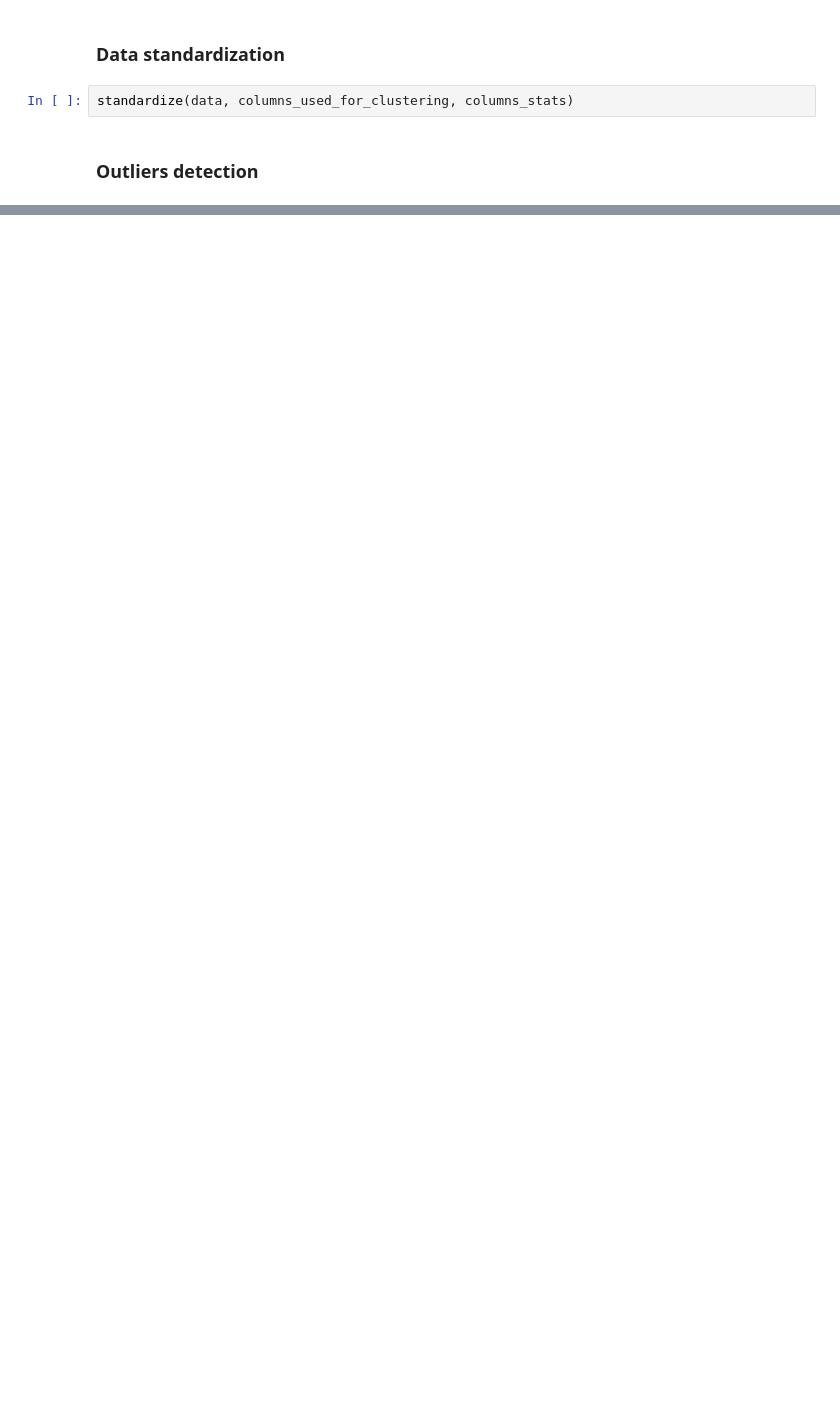
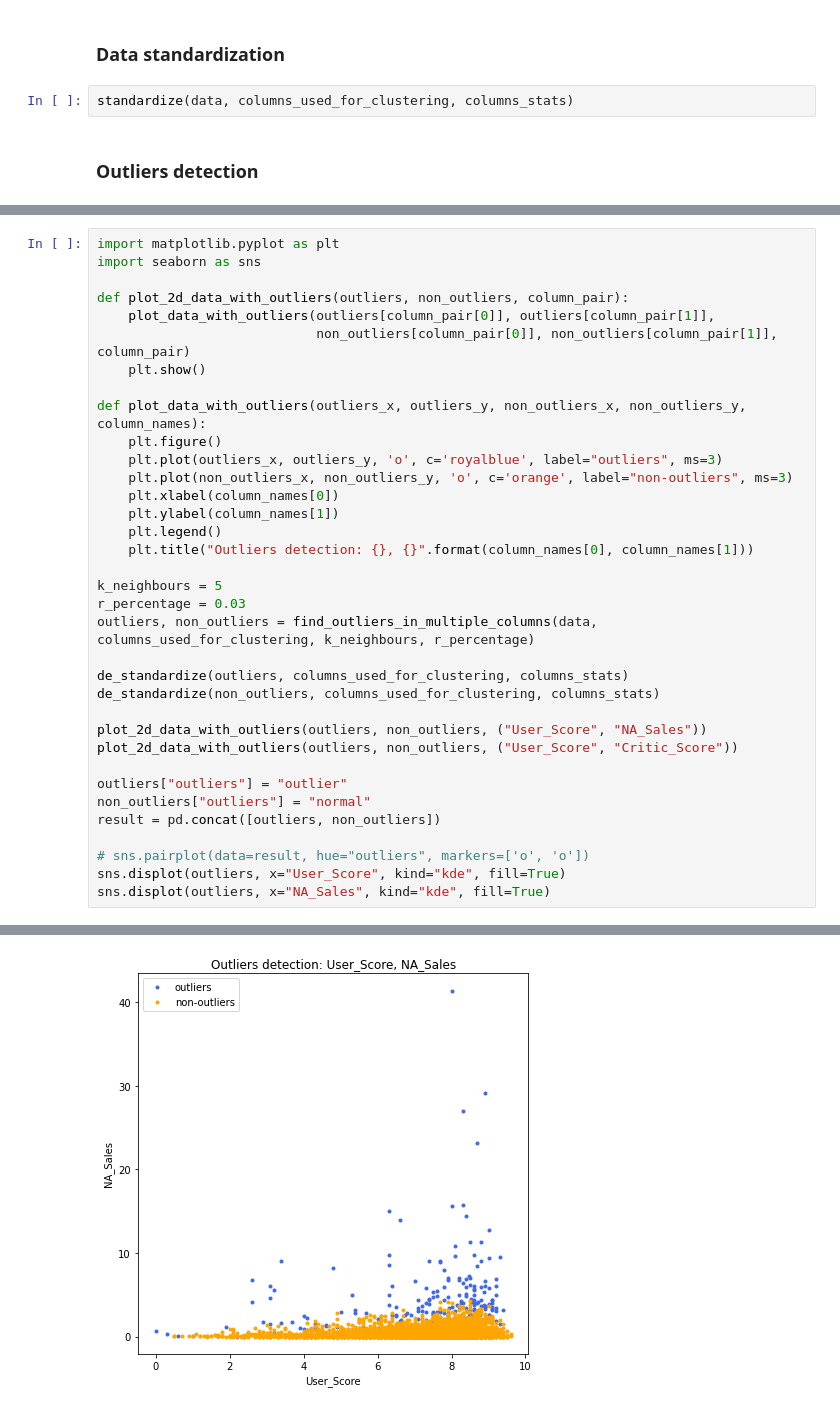
Before and after one commit to Loniowsky/Data-Mining-Project, a Jupyter notebook: notebooks/whole_dataset_outliers.ipynb, the cells around one changed output, grey strips where cells are left out. Drawn from its saved outputs; the diff is of its cells as text; blank space fills up the shorter version.

```diff
--- a/notebooks/whole_dataset_outliers.ipynb
+++ b/notebooks/whole_dataset_outliers.ipynb
@@ -52,0 +39,36 @@ plot_2d_data_with_outliers(outliers, non_outliers, ("User_Score", "Critic_Score"
+# %%
+import matplotlib.pyplot as plt
+import seaborn as sns
+
+def plot_2d_data_with_outliers(outliers, non_outliers, column_pair):
+    plot_data_with_outliers(outliers[column_pair[0]], outliers[column_pair[1]],
+                            non_outliers[column_pair[0]], non_outliers[column_pair[1]], column_pair)
+    plt.show()
+
+def plot_data_with_outliers(outliers_x, outliers_y, non_outliers_x, non_outliers_y, column_names):
+    plt.figure()
+    plt.plot(outliers_x, outliers_y, 'o', c='royalblue', label="outliers", ms=3)
+    plt.plot(non_outliers_x, non_outliers_y, 'o', c='orange', label="non-outliers", ms=3)
+    plt.xlabel(column_names[0])
+    plt.ylabel(column_names[1])
+    plt.legend()
+    plt.title("Outliers detection: {}, {}".format(column_names[0], column_names[1]))
+
+k_neighbours = 5
+r_percentage = 0.03
+outliers, non_outliers = find_outliers_in_multiple_columns(data, columns_used_for_clustering, k_neighbours, r_percentage)
+
+de_standardize(outliers, columns_used_for_clustering, columns_stats)
+de_standardize(non_outliers, columns_used_for_clustering, columns_stats)
+
+plot_2d_data_with_outliers(outliers, non_outliers, ("User_Score", "NA_Sales"))
+plot_2d_data_with_outliers(outliers, non_outliers, ("User_Score", "Critic_Score"))
+
+outliers["outliers"] = "outlier"
+non_outliers["outliers"] = "normal"
+result = pd.concat([outliers, non_outliers])
+
+# sns.pairplot(data=result, hue="outliers", markers=['o', 'o'])
+sns.displot(outliers, x="User_Score", kind="kde", fill=True)
+sns.displot(outliers, x="NA_Sales", kind="kde", fill=True)
+# %% [output]
@@ -52,0 +88 @@ plot_2d_data_with_outliers(outliers, non_outliers, ("User_Score", "Critic_Score"
+[figure, added]
```
Also changed, not shown: parts of 4 cells of this notebook, 7 other files.
